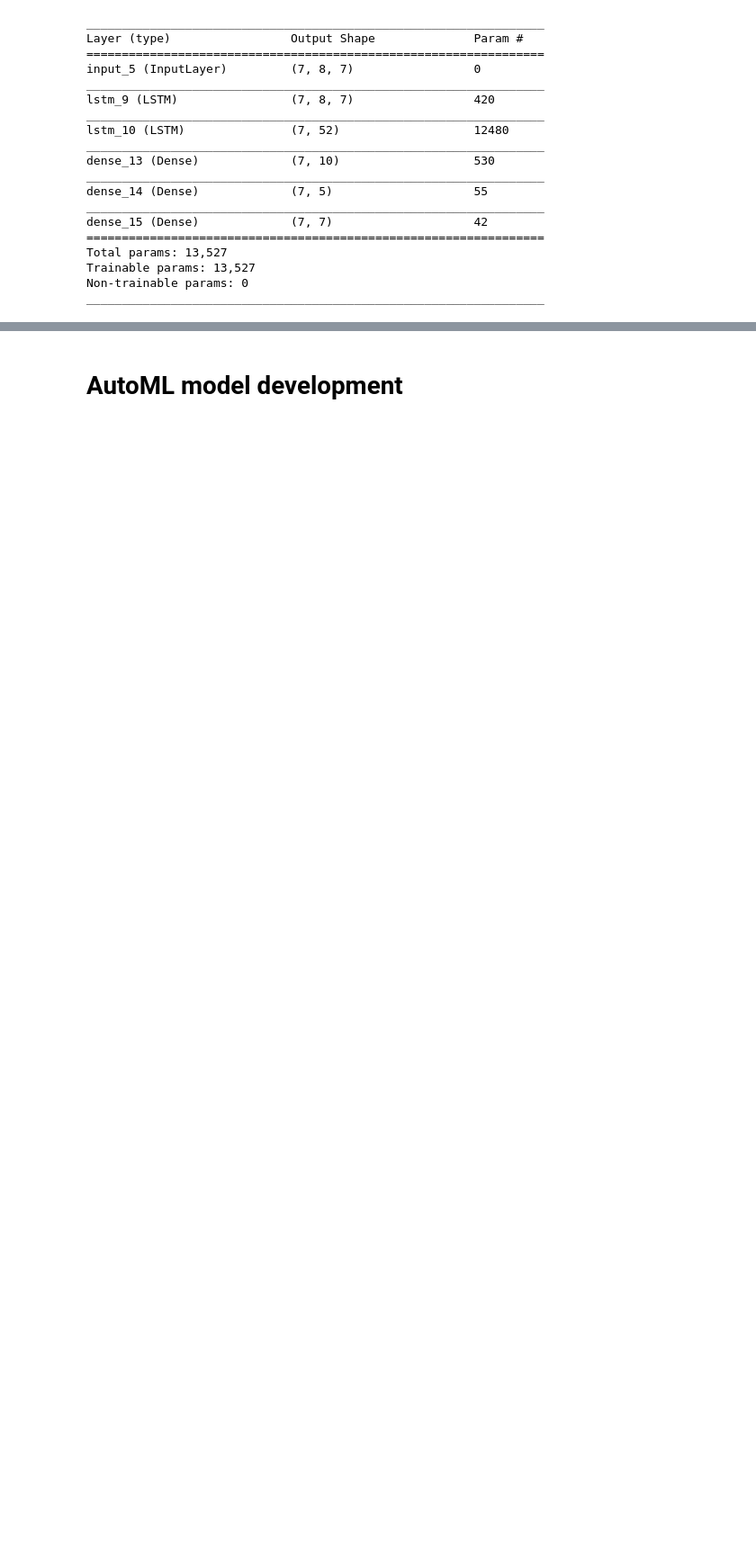
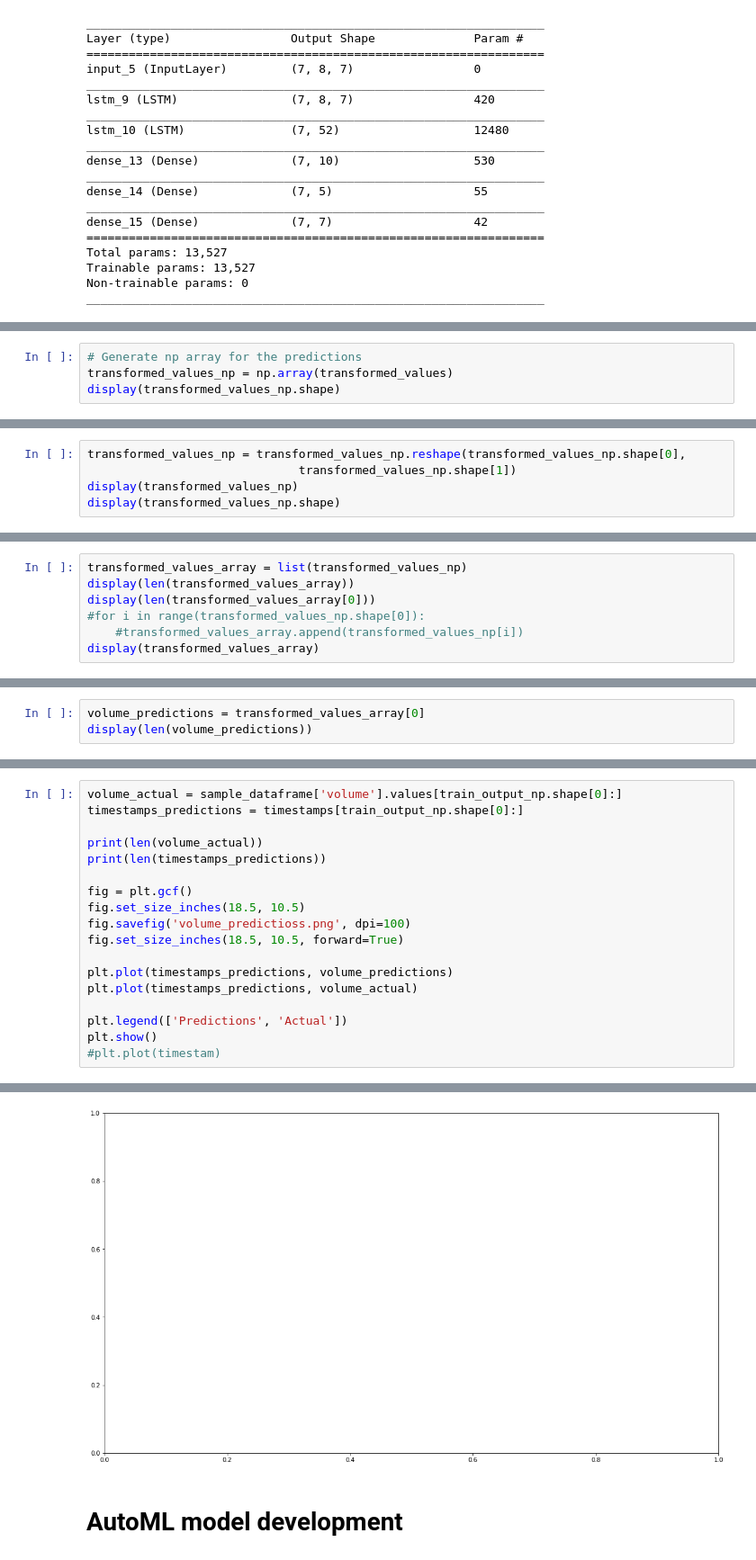
Before and after one commit to abhishekabhishek/mlh-2018, a Jupyter notebook: MLH-2018.ipynb, the cells around one changed output, grey strips where cells are left out. Shown: that part at 90% size. Saved outputs shown, nothing was run; the diff lists cells and outputs as text; blank space fills up the shorter version.

```diff
--- a/MLH-2018.ipynb
+++ b/MLH-2018.ipynb
@@ -719,0 +846,4 @@ Epoch 17/100
+# %%
+# Generate np array for the predictions
+transformed_values_np = np.array(transformed_values)
+display(transformed_values_np.shape)
@@ -719,0 +868,5 @@ Epoch 17/100
+# %%
+transformed_values_np = transformed_values_np.reshape(transformed_values_np.shape[0],
+                              transformed_values_np.shape[1])
+display(transformed_values_np)
+display(transformed_values_np.shape)
@@ -719,0 +888,7 @@ Epoch 17/100
+# %%
+transformed_values_array = list(transformed_values_np)
+display(len(transformed_values_array))
+display(len(transformed_values_array[0]))
+#for i in range(transformed_values_np.shape[0]):
+    #transformed_values_array.append(transformed_values_np[i])
+display(transformed_values_array)
@@ -719,0 +915,3 @@ Epoch 17/100
+# %%
+volume_predictions = transformed_values_array[0]
+display(len(volume_predictions))
@@ -719,0 +920,19 @@ Epoch 17/100
+# %%
+volume_actual = sample_dataframe['volume'].values[train_output_np.shape[0]:]
+timestamps_predictions = timestamps[train_output_np.shape[0]:]
+
+print(len(volume_actual))
+print(len(timestamps_predictions))
+
+fig = plt.gcf()
+fig.set_size_inches(18.5, 10.5)
+fig.savefig('volume_predictioss.png', dpi=100)
+fig.set_size_inches(18.5, 10.5, forward=True)
+
+plt.plot(timestamps_predictions, volume_predictions)
+plt.plot(timestamps_predictions, volume_actual)
+
+plt.legend(['Predictions', 'Actual'])
+plt.show()
+#plt.plot(timestam)
+# %% [output]
@@ -720,2 +942,3 @@ Epoch 17/100
+[figure, added]
 # %% [markdown]
 # AutoML model development<a id='automl_development'></a>
```
Also changed, not shown: parts of 20 cells of this notebook, 3 other files.
